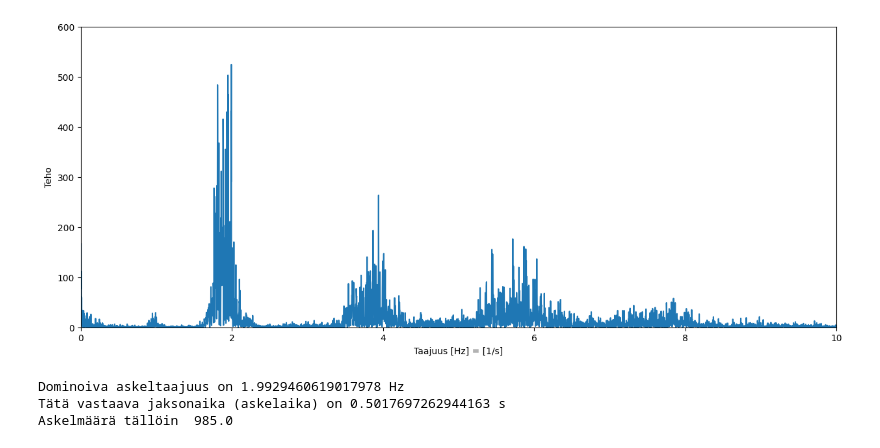
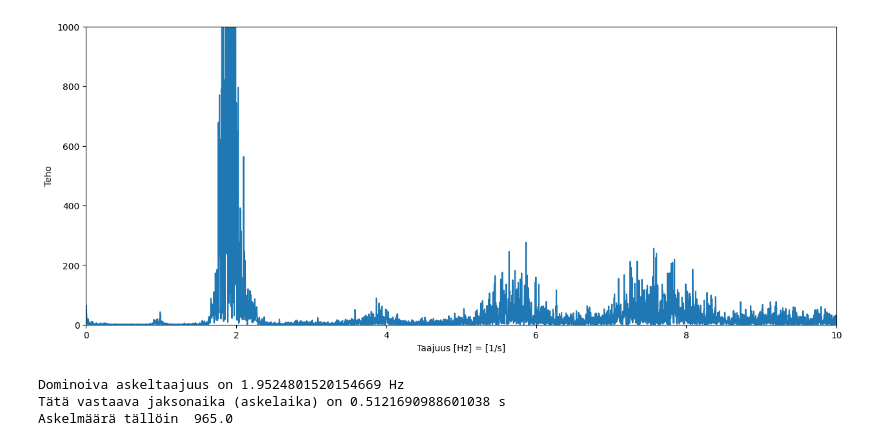
Before and after one commit to jasa89/fysiikanlopputy-, a Jupyter notebook: projekti.ipynb, the cells around one changed output. Cells and saved outputs as stored; diff of their text form; code cells hidden in the pictures.

```diff
--- a/projekti.ipynb
+++ b/projekti.ipynb
@@ -76,24 +126,24 @@ Askelten määrä on 902.5
 # %%
 
-signal = df['Linear Acceleration y (m/s^2)'] # valitaan y komponentti tarkeasteluun
+signal = df['Linear Acceleration z (m/s^2)'] # valitaan z komponentti tarkeasteluun
 t = df['Time (s)'] #Aika
 N = len(signal) #Havaintojen määrä
 dt = np.max(t)/N #Näytteenottoväli (oletetaan vakioksi)
 
 #Fourier-analyysi
 fourier = np.fft.fft(signal,N) #Fourier-muunnos
 psd = fourier*np.conj(fourier)/N #Tehospektri
 freq = np.fft.fftfreq(N,dt) #Taajuudet
 L = np.arange(1,int(N/2)) #Negatiivisten ja nollataajuuksien rajaus
 
 plt.figure(figsize=(15,6))
 plt.plot(freq[L],psd[L].real)
 plt.xlabel('Taajuus [Hz] = [1/s]')
 plt.ylabel('Teho')
-plt.axis([0,10,0,600])
+plt.axis([0,10,0,1000])
 plt.show()
 # %% [output]
-[figure, old version]
+[figure, new version]
 # %%
  # Lasketaan askelten määrä askeltaajuuden perusteella
 f_max = freq[L][psd[L] == np.max(psd[L])][0] #Kävelymittauksen kiihtyvyyyden z-komponentin tehospektrin suurinta tehoa vastaava taajuus.
@@ -105,9 +155,9 @@ print(f'Dominoiva askeltaajuus on {f_max} Hz')
 print(f'Tätä vastaava jaksonaika (askelaika) on {T} s' )
 print('Askelmäärä tällöin ', np.round(steps) )
 # %% [output]
-Dominoiva askeltaajuus on 1.9929460619017978 Hz
-Tätä vastaava jaksonaika (askelaika) on 0.5017697262944163 s
-Askelmäärä tällöin  985.0
+Dominoiva askeltaajuus on 1.9524801520154669 Hz
+Tätä vastaava jaksonaika (askelaika) on 0.5121690988601038 s
+Askelmäärä tällöin  965.0
 # %%
 # Ladataan GPS data
 
```
Also changed, not shown: parts of 5 cells of this notebook, 5 other files.
